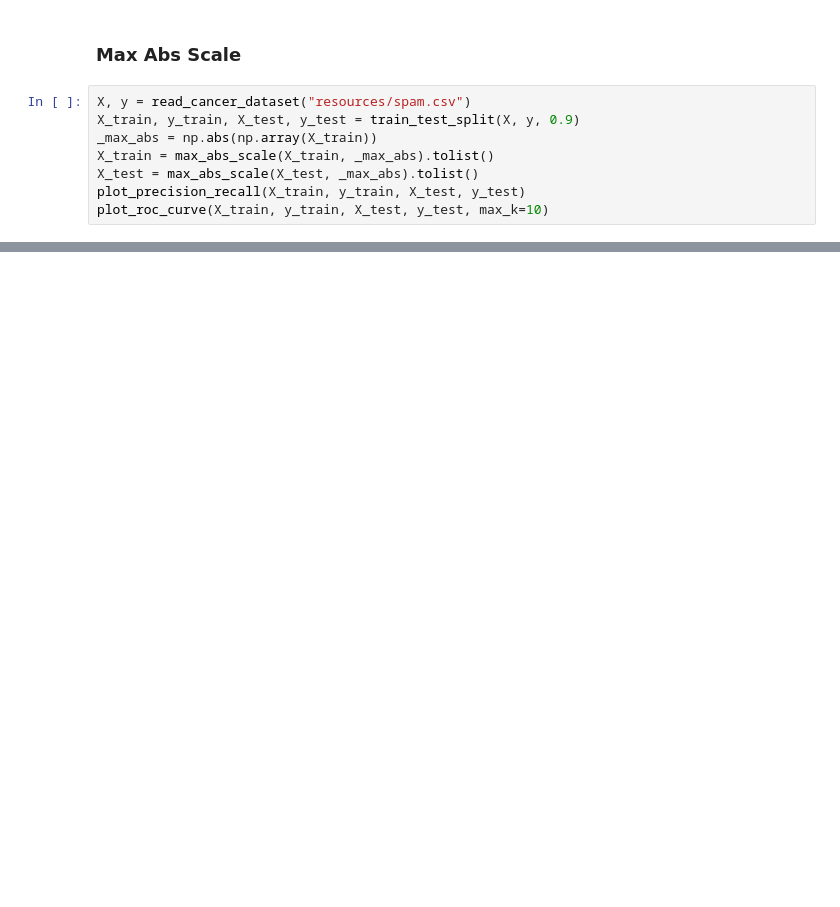
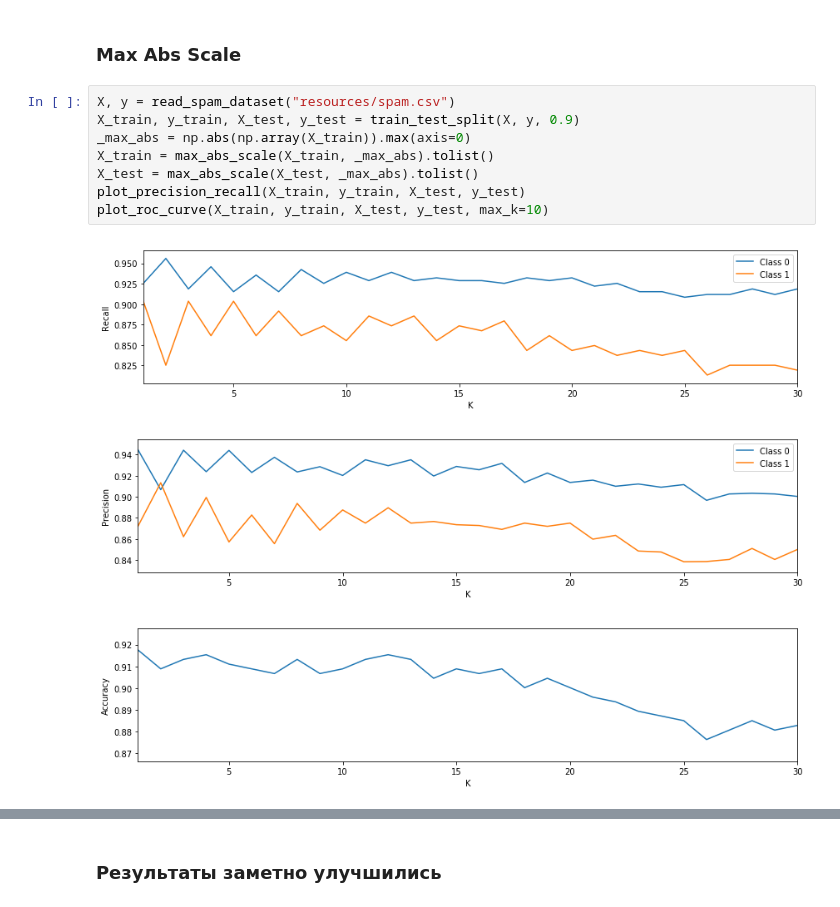
Before and after one commit to maximumSHOT-HSE/ML-HW, a Jupyter notebook: hw01/hw01_task.ipynb, the cells around one changed output, grey strips where cells are left out. Drawn from its saved outputs; the diff is of its cells as text; blank space fills up the shorter version.

```diff
--- a/hw01/hw01_task.ipynb
+++ b/hw01/hw01_task.ipynb
@@ -449,10 +464,14 @@ plot_roc_curve(X_train, y_train, X_test, y_test, max_k=10)
 # %% [markdown]
 ### Max Abs Scale
 # %%
-X, y = read_cancer_dataset("resources/spam.csv")
+X, y = read_spam_dataset("resources/spam.csv")
 X_train, y_train, X_test, y_test = train_test_split(X, y, 0.9)
-_max_abs = np.abs(np.array(X_train))
+_max_abs = np.abs(np.array(X_train)).max(axis=0)
 X_train = max_abs_scale(X_train, _max_abs).tolist()
 X_test = max_abs_scale(X_test, _max_abs).tolist()
 plot_precision_recall(X_train, y_train, X_test, y_test)
 plot_roc_curve(X_train, y_train, X_test, y_test, max_k=10)
+# %% [output]
+[figure, added]
+[figure, added]
+[figure, added]
@@ -458,0 +479,2 @@ plot_roc_curve(X_train, y_train, X_test, y_test, max_k=10)
+# %% [markdown]
+### Результаты заметно улучшились
```
Also changed, not shown: parts of 5 cells of this notebook.
